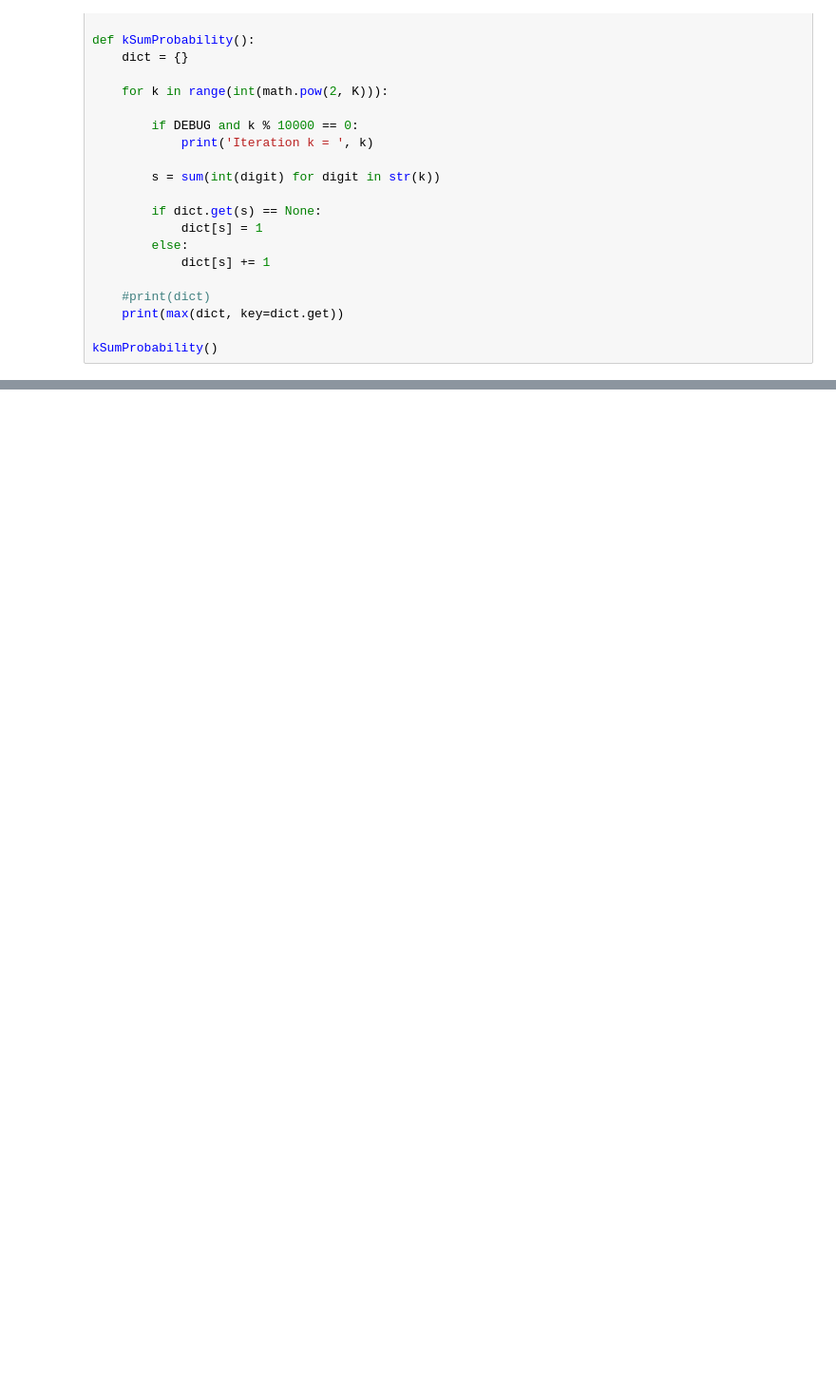
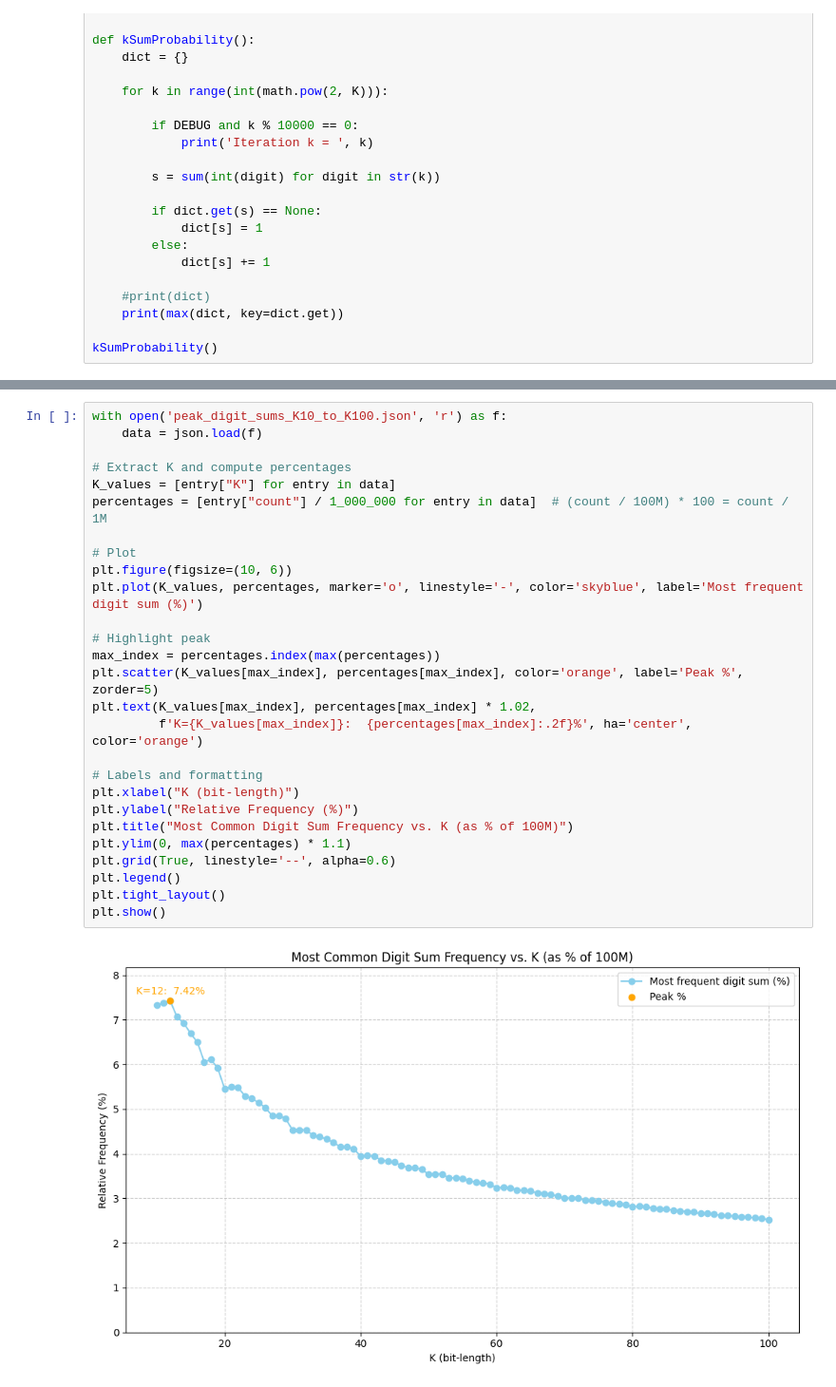
Before and after one commit to Symon02/Information-Security, a Jupyter notebook: lab3/lab3_solver.ipynb, the cells around one changed output, grey strips where cells are left out. Shown at 95% size. Drawn from its saved outputs; the diff is of its cells as text; blank space fills up the shorter version.

```diff
--- a/lab3/lab3_solver.ipynb
+++ b/lab3/lab3_solver.ipynb
@@ -164,0 +296,29 @@ with open('digit_sum_sample_100.json', 'r') as f:
+# %%
+with open('peak_digit_sums_K10_to_K100.json', 'r') as f:
+    data = json.load(f)
+
+# Extract K and compute percentages
+K_values = [entry["K"] for entry in data]
+percentages = [entry["count"] / 1_000_000 for entry in data]  # (count / 100M) * 100 = count / 1M
+
+# Plot
+plt.figure(figsize=(10, 6))
+plt.plot(K_values, percentages, marker='o', linestyle='-', color='skyblue', label='Most frequent digit sum (%)')
+
+# Highlight peak
+max_index = percentages.index(max(percentages))
+plt.scatter(K_values[max_index], percentages[max_index], color='orange', label='Peak %', zorder=5)
+plt.text(K_values[max_index], percentages[max_index] * 1.02,
+         f'K={K_values[max_index]}:  {percentages[max_index]:.2f}%', ha='center', color='orange')
+
+# Labels and formatting
+plt.xlabel("K (bit-length)")
+plt.ylabel("Relative Frequency (%)")
+plt.title("Most Common Digit Sum Frequency vs. K (as % of 100M)")
+plt.ylim(0, max(percentages) * 1.1)
+plt.grid(True, linestyle='--', alpha=0.6)
+plt.legend()
+plt.tight_layout()
+plt.show()
+# %% [output]
+[figure, added]
```
Also changed, not shown: parts of 29 cells of this notebook, 9 other files.
